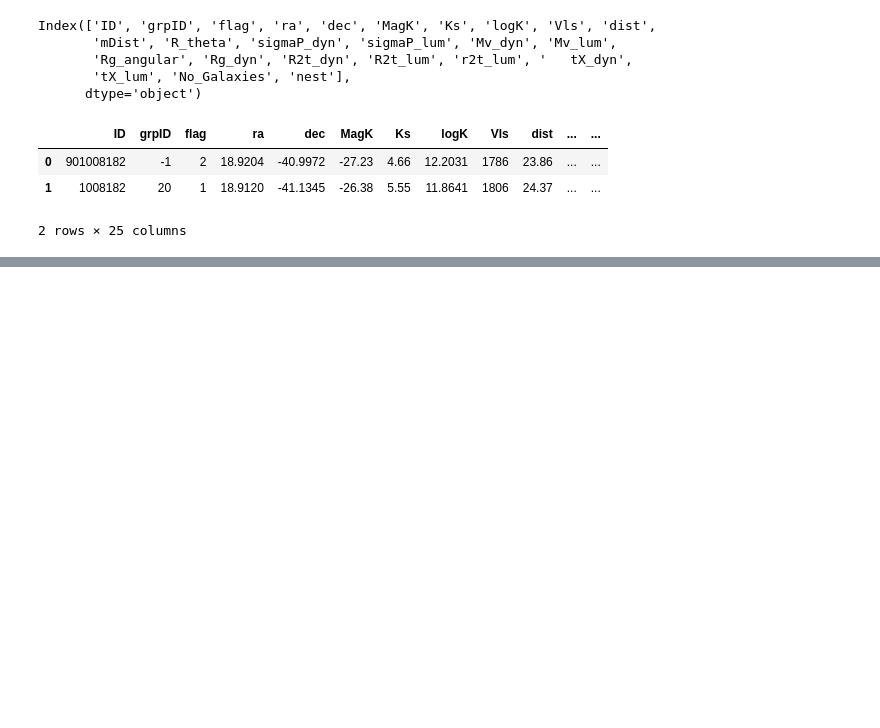
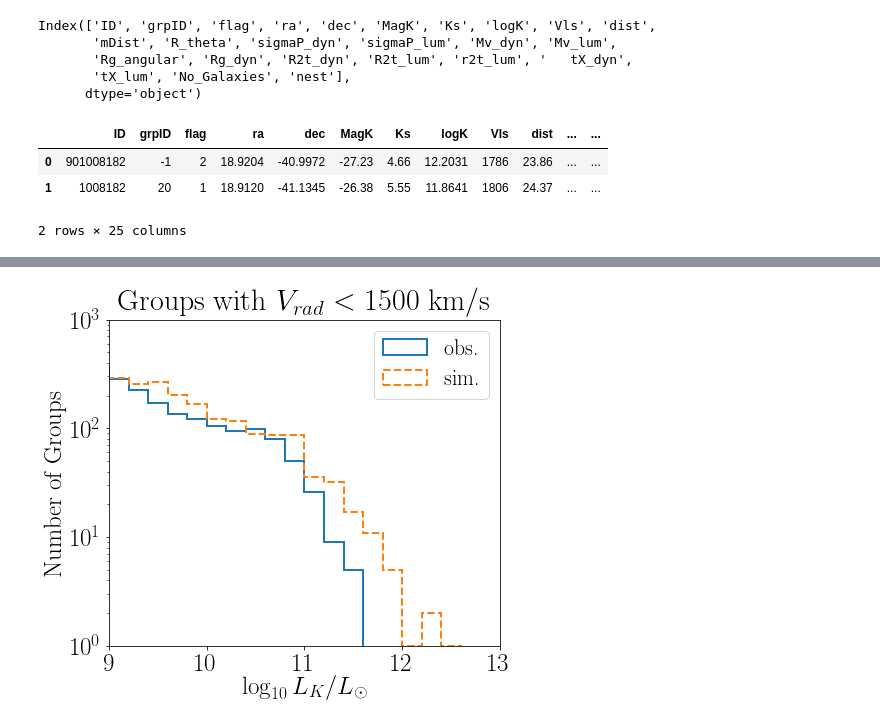
Before and after one commit to forero/IllustrisGroups, a Jupyter notebook: src/groups_obs_vs_sim.ipynb, the cells around one changed output, grey strips where cells are left out. Drawn from its saved outputs; the diff is of its cells as text; code cells hidden in the pictures; blank space fills up the shorter version.

```diff
--- a/src/groups_obs_vs_sim.ipynb
+++ b/src/groups_obs_vs_sim.ipynb
@@ -57,0 +64,4 @@ plt.ylabel("Number of Groups")
+# %%
+plot_groups_vel_limit(vel_limit=1500)
+# %% [output]
+[figure, added]
```
Also changed, not shown: parts of 4 cells of this notebook.
